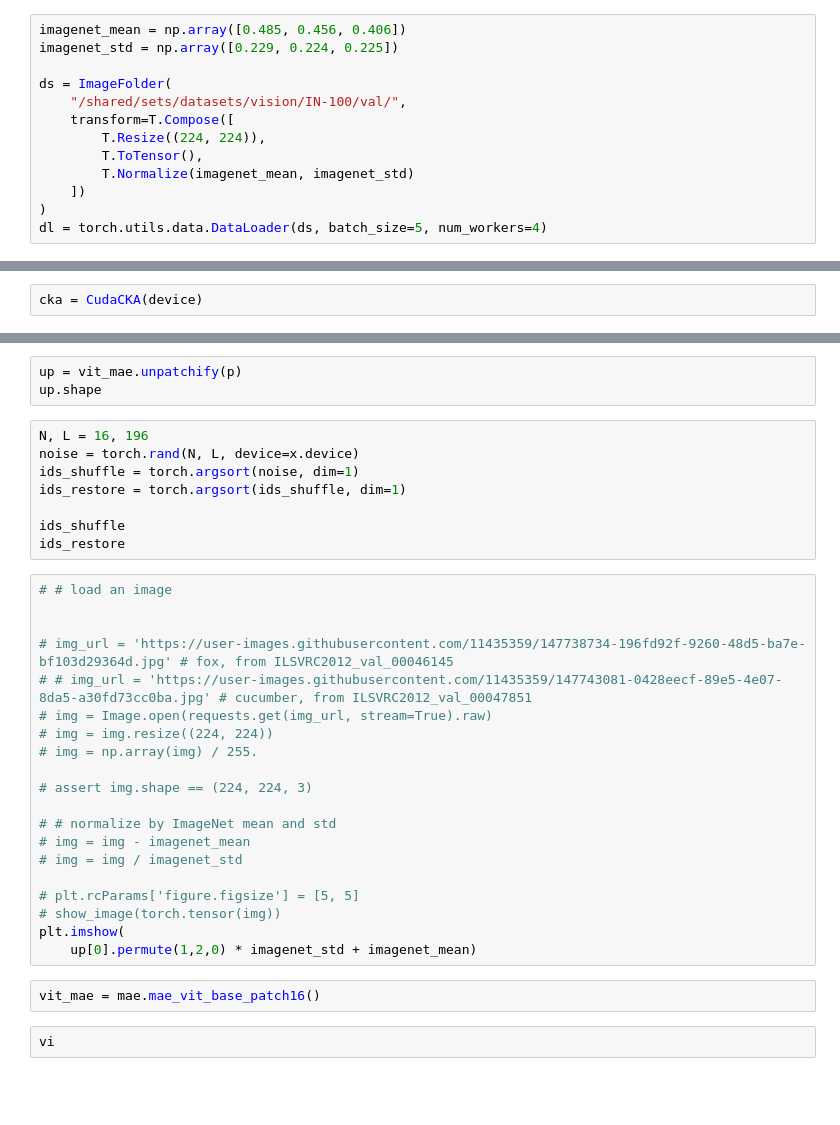
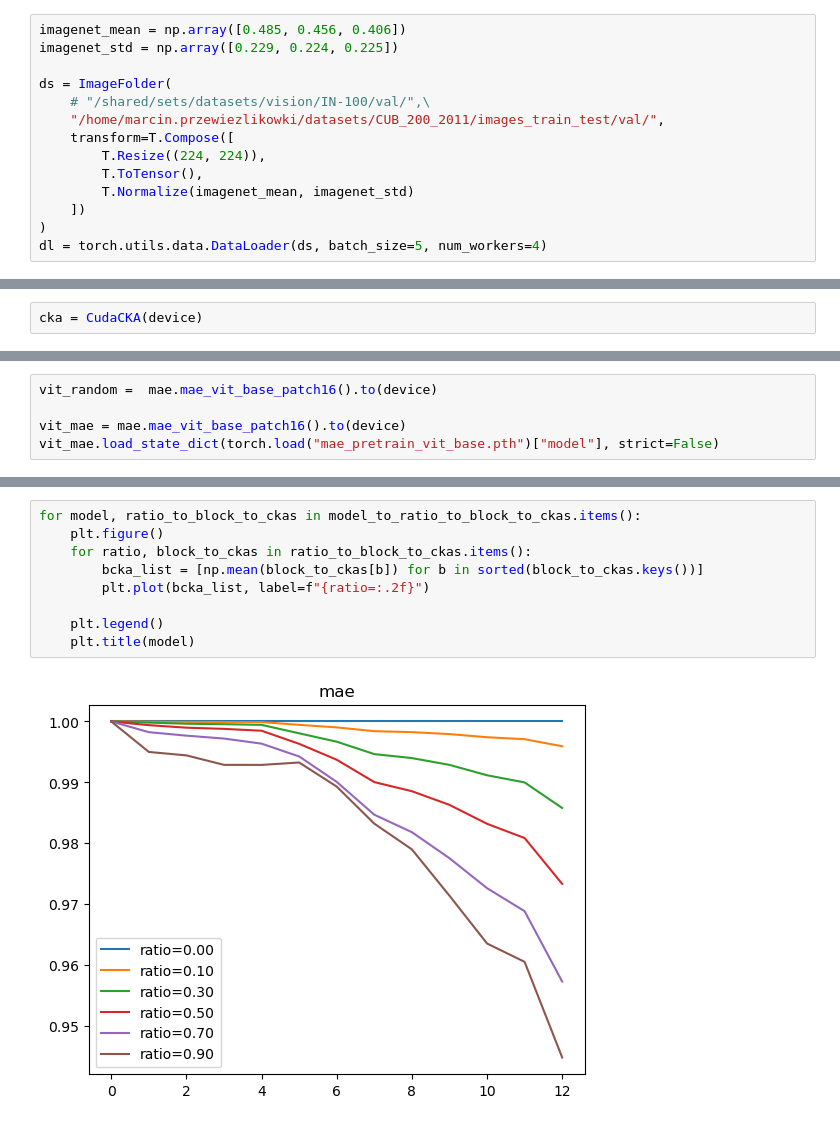
Before and after one commit to mprzewie/marcin-learning, a Jupyter notebook: vit_cka/cka.ipynb, the cells around one changed output, grey strips where cells are left out. Drawn from its saved outputs; the diff is of its cells as text; blank space fills up the shorter version.

```diff
--- a/vit_cka/cka.ipynb
+++ b/vit_cka/cka.ipynb
@@ -24,7 +25,8 @@ imagenet_mean = np.array([0.485, 0.456, 0.406])
 imagenet_std = np.array([0.229, 0.224, 0.225])
 
 ds = ImageFolder(
-    "/shared/sets/datasets/vision/IN-100/val/",
+    # "/shared/sets/datasets/vision/IN-100/val/",\
+    "/home/marcin.przewiezlikowki/datasets/CUB_200_2011/images_train_test/val/",
     transform=T.Compose([
         T.Resize((224, 224)),
         T.ToTensor(),
@@ -44,0 +50,5 @@ vit_mae = mae.mae_vit_base_patch16()
+# %%
+vit_random =  mae.mae_vit_base_patch16().to(device)
+
+vit_mae = mae.mae_vit_base_patch16().to(device)
+vit_mae.load_state_dict(torch.load("mae_pretrain_vit_base.pth")["model"], strict=False)
@@ -164,35 +106,11 @@ p.shape
-# %%
-up = vit_mae.unpatchify(p)
-up.shape
-# %%
-N, L = 16, 196
-noise = torch.rand(N, L, device=x.device)
-ids_shuffle = torch.argsort(noise, dim=1)
-ids_restore = torch.argsort(ids_shuffle, dim=1)
-
-ids_shuffle
-ids_restore
-# %%
-# # load an image
-
-
-# img_url = 'https://user-images.githubusercontent.com/11435359/147738734-196fd92f-9260-48d5-ba7e-bf103d29364d.jpg' # fox, from ILSVRC2012_val_00046145
-# # img_url = 'https://user-images.githubusercontent.com/11435359/147743081-0428eecf-89e5-4e07-8da5-a30fd73cc0ba.jpg' # cucumber, from ILSVRC2012_val_00047851
-# img = Image.open(requests.get(img_url, stream=True).raw)
-# img = img.resize((224, 224))
-# img = np.array(img) / 255.
-
-# assert img.shape == (224, 224, 3)
-
-# # normalize by ImageNet mean and std
-# img = img - imagenet_mean
-# img = img / imagenet_std
-
-# plt.rcParams['figure.figsize'] = [5, 5]
-# show_image(torch.tensor(img))
-plt.imshow(
-    up[0].permute(1,2,0) * imagenet_std + imagenet_mean)
-# %%
-vit_mae = mae.mae_vit_base_patch16()
-# %%
-vi
+# %%
+for model, ratio_to_block_to_ckas in model_to_ratio_to_block_to_ckas.items():
+    plt.figure()
+    for ratio, block_to_ckas in ratio_to_block_to_ckas.items():
+        bcka_list = [np.mean(block_to_ckas[b]) for b in sorted(block_to_ckas.keys())]
+        plt.plot(bcka_list, label=f"{ratio=:.2f}")
+
+    plt.legend()
+    plt.title(model)
+# %% [output]
+[figure, added]
```
Also changed, not shown: parts of 29 cells of this notebook, 1 other file.
